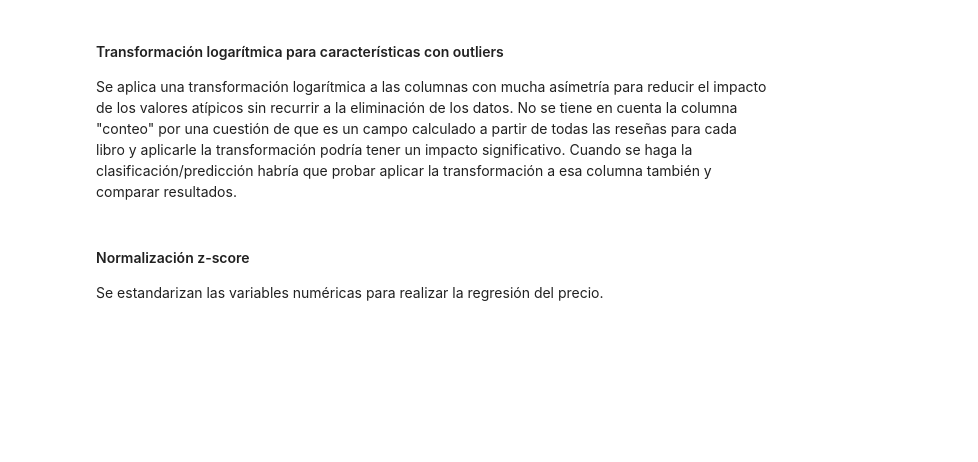
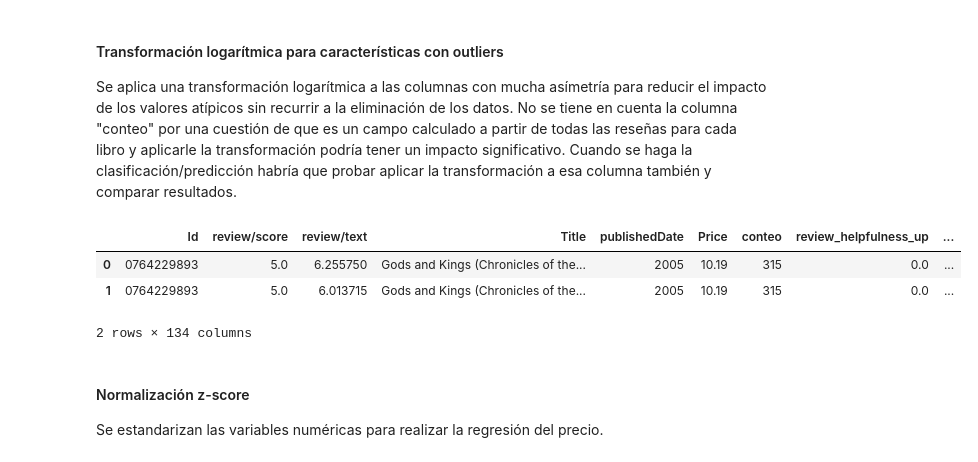
Before and after one commit to EmmaGalizio/Data-Science-Ammazon-Books-Reviews, a Jupyter notebook: TPI_copia.ipynb, the cells around one changed output. Drawn from its saved outputs; the diff is of its cells as text; code cells hidden in the pictures; blank space fills up the shorter version.

```diff
--- a/TPI_copia.ipynb
+++ b/TPI_copia.ipynb
@@ -1746,6 +1746,13 @@ columnas_transf_log = ['review/text','review_helpfulness_up', 'review_helpfulnes
 
 for columna in columnas_transf_log:
     df_cod_price[columna] = np.log(df_cod_price[columna] + 1)
+# %%
+df_cod_price.head(2)
+# %% [output]
+|  | Id | review/score | review/text | Title | publishedDate | Price | conteo | review_helpfulness_up | ... |
+| 0 | 0764229893 | 5.0 | 6.255750 | Gods and Kings (Chronicles of the... | 2005 | 10.19 | 315 | 0.0 | ... |
+| 1 | 0764229893 | 5.0 | 6.013715 | Gods and Kings (Chronicles of the... | 2005 | 10.19 | 315 | 0.0 | ... |
+2 rows × 134 columns
 # %% [markdown]
 #### Normalización z-score
 Se estandarizan las variables numéricas para realizar la regresión del precio.
```
Also changed, not shown: parts of 11 cells of this notebook, 1 other file.
